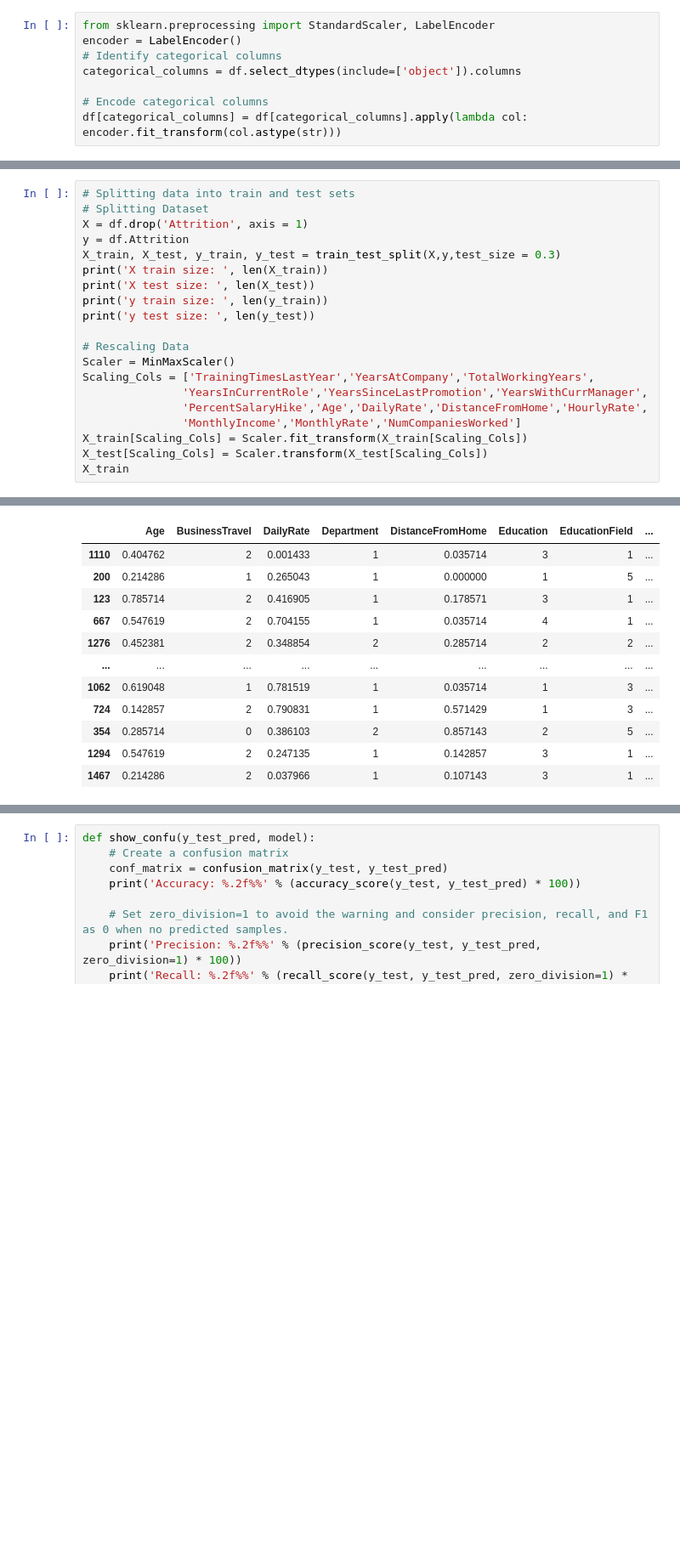
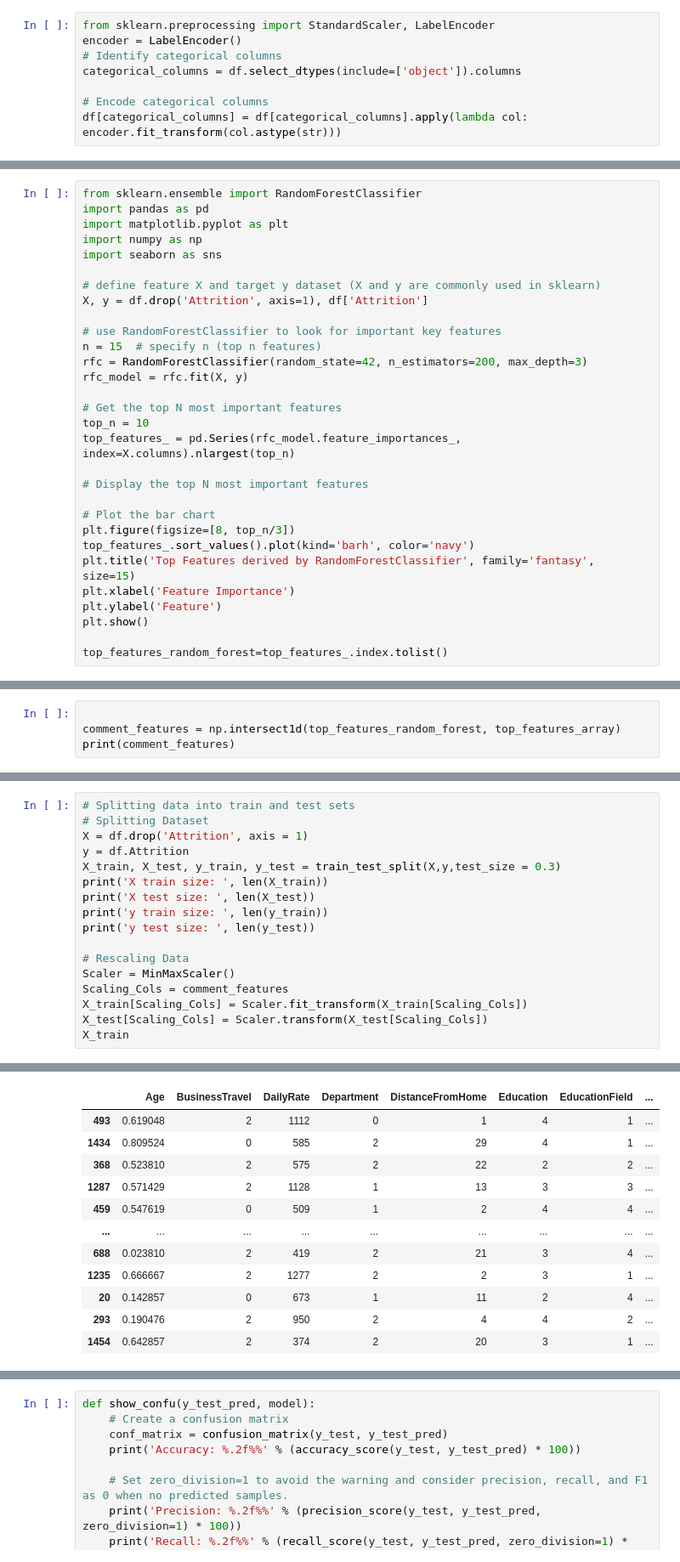
Before and after one commit to mjdarvishi/Employee_attrition_machine_learning, a Jupyter notebook: v2.ipynb, the cells around one changed output, grey strips where cells are left out. Shown at 85% size. Cells and saved outputs as stored; diff of their text form; blank space fills up the shorter version.

```diff
--- a/v2.ipynb
+++ b/v2.ipynb
@@ -219,0 +195,30 @@ Using the feature from the first apraoch for feature selection
+# %%
+from sklearn.ensemble import RandomForestClassifier
+import pandas as pd
+import matplotlib.pyplot as plt
+import numpy as np
+import seaborn as sns
+
+# define feature X and target y dataset (X and y are commonly used in sklearn)
+X, y = df.drop('Attrition', axis=1), df['Attrition']
+
+# use RandomForestClassifier to look for important key features
+n = 15  # specify n (top n features)
+rfc = RandomForestClassifier(random_state=42, n_estimators=200, max_depth=3)
+rfc_model = rfc.fit(X, y)
+
+# Get the top N most important features
+top_n = 10
+top_features_ = pd.Series(rfc_model.feature_importances_, index=X.columns).nlargest(top_n)
+
+# Display the top N most important features
+
+# Plot the bar chart
+plt.figure(figsize=[8, top_n/3])
+top_features_.sort_values().plot(kind='barh', color='navy')
+plt.title('Top Features derived by RandomForestClassifier', family='fantasy', size=15)
+plt.xlabel('Feature Importance')
+plt.ylabel('Feature')
+plt.show()
+
+top_features_random_forest=top_features_.index.tolist()
@@ -219,0 +229,4 @@ Using the feature from the first apraoch for feature selection
+# %%
+
+comment_features = np.intersect1d(top_features_random_forest, top_features_array)
+print(comment_features)
@@ -230,10 +248,7 @@ print('y test size: ', len(y_test))
 
 # Rescaling Data
 Scaler = MinMaxScaler()
-Scaling_Cols = ['TrainingTimesLastYear','YearsAtCompany','TotalWorkingYears',
-               'YearsInCurrentRole','YearsSinceLastPromotion','YearsWithCurrManager',
-               'PercentSalaryHike','Age','DailyRate','DistanceFromHome','HourlyRate',
-               'MonthlyIncome','MonthlyRate','NumCompaniesWorked']
+Scaling_Cols = comment_features
 X_train[Scaling_Cols] = Scaler.fit_transform(X_train[Scaling_Cols])
 X_test[Scaling_Cols] = Scaler.transform(X_test[Scaling_Cols])
 X_train
@@ -241,12 +260,12 @@ X_train
 |  | Age | BusinessTravel | DailyRate | Department | DistanceFromHome | Education | EducationField | ... |
-| 1110 | 0.404762 | 2 | 0.001433 | 1 | 0.035714 | 3 | 1 | ... |
-| 200 | 0.214286 | 1 | 0.265043 | 1 | 0.000000 | 1 | 5 | ... |
-| 123 | 0.785714 | 2 | 0.416905 | 1 | 0.178571 | 3 | 1 | ... |
-| 667 | 0.547619 | 2 | 0.704155 | 1 | 0.035714 | 4 | 1 | ... |
-| 1276 | 0.452381 | 2 | 0.348854 | 2 | 0.285714 | 2 | 2 | ... |
+| 493 | 0.619048 | 2 | 1112 | 0 | 1 | 4 | 1 | ... |
+| 1434 | 0.809524 | 0 | 585 | 2 | 29 | 4 | 1 | ... |
+| 368 | 0.523810 | 2 | 575 | 2 | 22 | 2 | 2 | ... |
+| 1287 | 0.571429 | 2 | 1128 | 1 | 13 | 3 | 3 | ... |
+| 459 | 0.547619 | 0 | 509 | 1 | 2 | 4 | 4 | ... |
 | ... | ... | ... | ... | ... | ... | ... | ... | ... |
-| 1062 | 0.619048 | 1 | 0.781519 | 1 | 0.035714 | 1 | 3 | ... |
-| 724 | 0.142857 | 2 | 0.790831 | 1 | 0.571429 | 1 | 3 | ... |
-| 354 | 0.285714 | 0 | 0.386103 | 2 | 0.857143 | 2 | 5 | ... |
-| 1294 | 0.547619 | 2 | 0.247135 | 1 | 0.142857 | 3 | 1 | ... |
-| 1467 | 0.214286 | 2 | 0.037966 | 1 | 0.107143 | 3 | 1 | ... |
+| 688 | 0.023810 | 2 | 419 | 2 | 21 | 3 | 4 | ... |
+| 1235 | 0.666667 | 2 | 1277 | 2 | 2 | 3 | 1 | ... |
+| 20 | 0.142857 | 0 | 673 | 1 | 11 | 2 | 4 | ... |
+| 293 | 0.190476 | 2 | 950 | 2 | 4 | 4 | 2 | ... |
+| 1454 | 0.642857 | 2 | 374 | 2 | 20 | 3 | 1 | ... |
```
Also changed, not shown: parts of 30 cells of this notebook, 1 other file.
